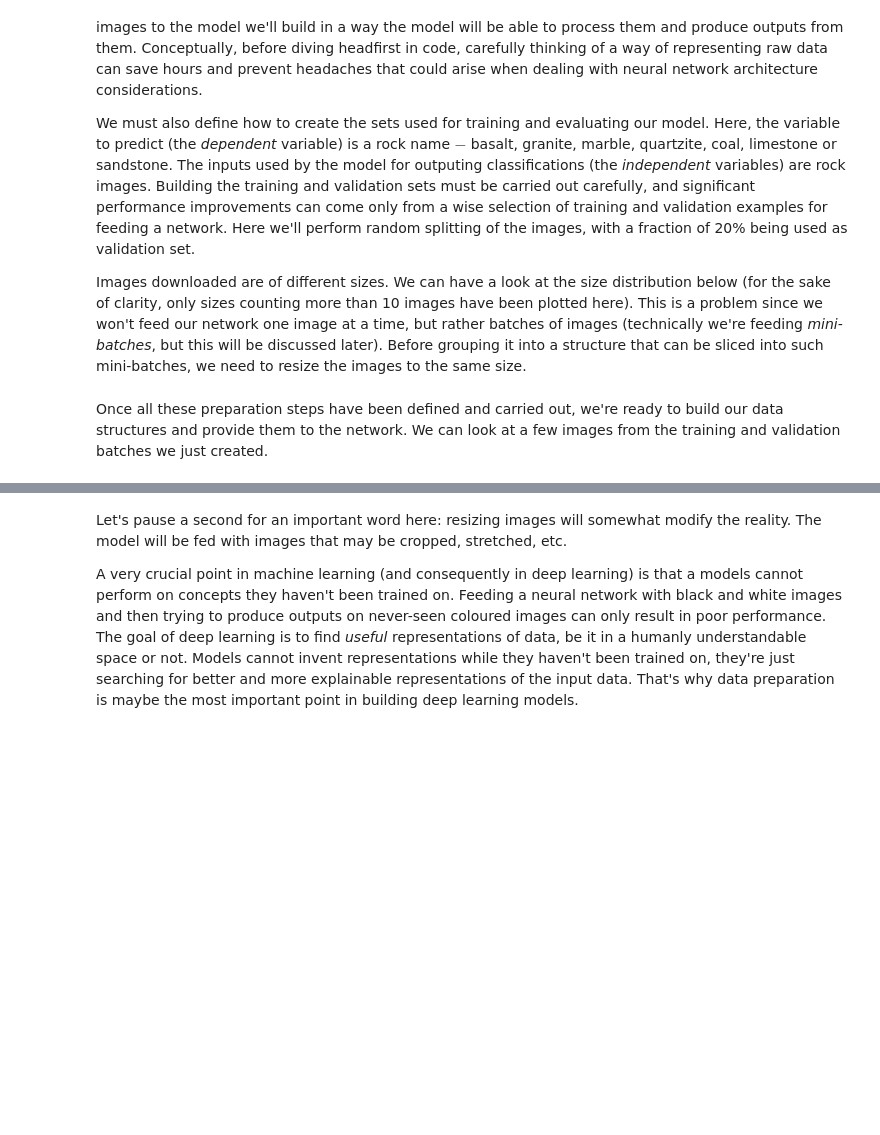
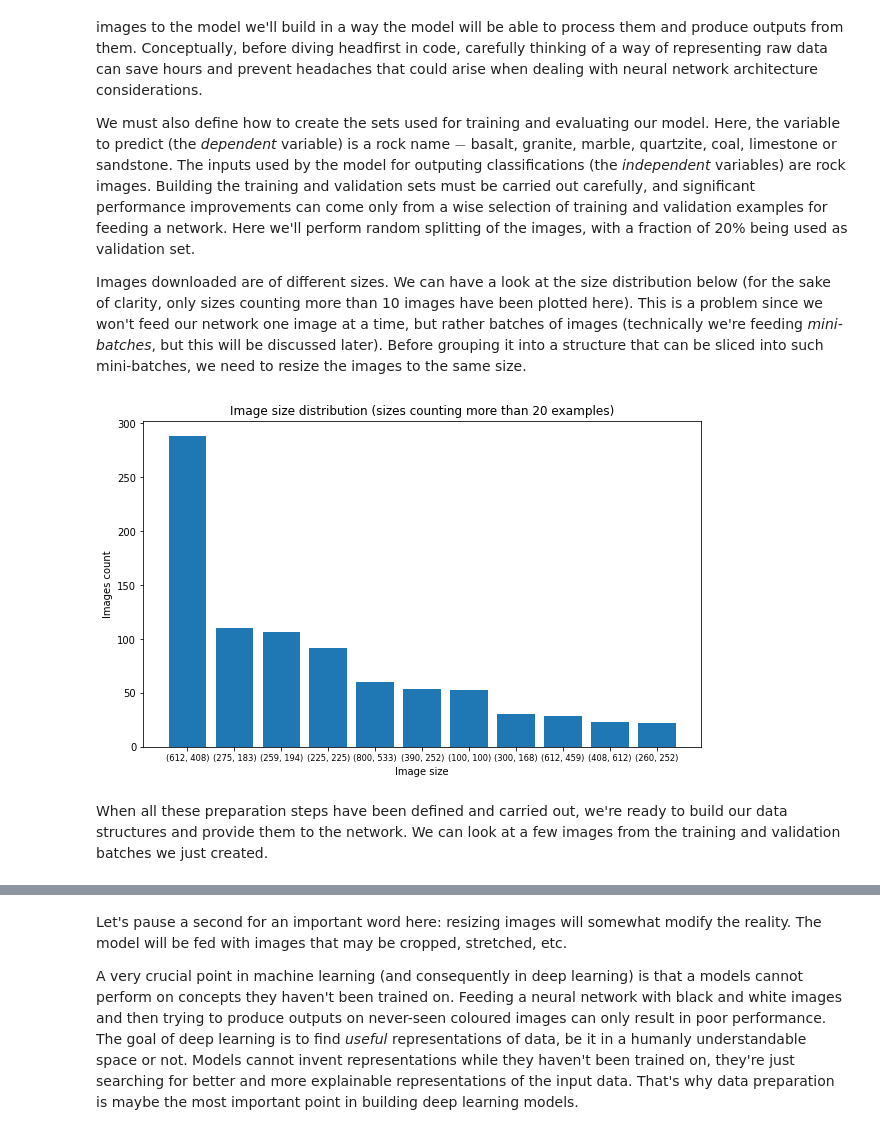
Before and after one commit to antounes/deep-learning-fastai-pytorch, a Jupyter notebook: 02_from_model_to_production_ipynb.ipynb, the cells around one changed output, grey strips where cells are left out. Cells and saved outputs as stored; diff of their text form; code cells hidden in the pictures; blank space fills up the shorter version.

```diff
--- a/02_from_model_to_production_ipynb.ipynb
+++ b/02_from_model_to_production_ipynb.ipynb
@@ -75,25 +77,27 @@ Images downloaded are of different sizes. We can have a look at the size distrib
 # %%
 #hide_input
 
 sizes = []
 for img in fns:
   try:
     img_size = Image.open(img).size
     sizes.append(img_size)
   except FileNotFoundError:
     pass
 
 counter = collections.Counter(sizes)
-counts = {str(k): v for k, v in counter.items() if v > 5}
+counts = {str(k): v for k, v in counter.items() if v > 20}
 df = pd.Series(counts).sort_values(ascending=False)
 
 plt.figure(figsize=(10, 6))
 plt.bar(range(len(df)), df.values, align='center')
 plt.xticks(range(len(df)), df.index.values, size='small')
-plt.title('Image size distribution (sizes counting more than 10 examples)');
+plt.title('Image size distribution (sizes counting more than 20 examples)');
 plt.xlabel('Image size');
 plt.ylabel('Images count');
 plt.show()
+# %% [output]
+[figure, added]
 # %%
 #hide
 
@@ -106,7 +110,7 @@ rocks = DataBlock(
 
 dls = rocks.dataloaders(path)
 # %% [markdown]
-Once all these preparation steps have been defined and carried out, we're ready to build our data structures and provide them to the network. We can look at a few images from the training and validation batches we just created.
+When all these preparation steps have been defined and carried out, we're ready to build our data structures and provide them to the network. We can look at a few images from the training and validation batches we just created.
 # %%
 #hide_input
 
```
Also changed, not shown: parts of 4 cells of this notebook.
